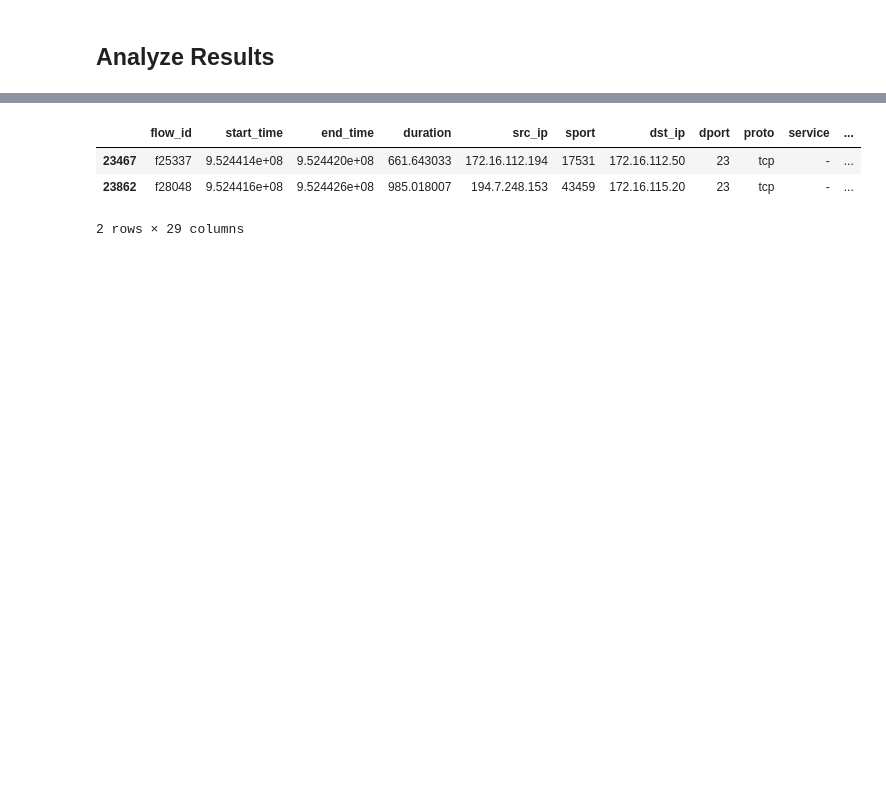
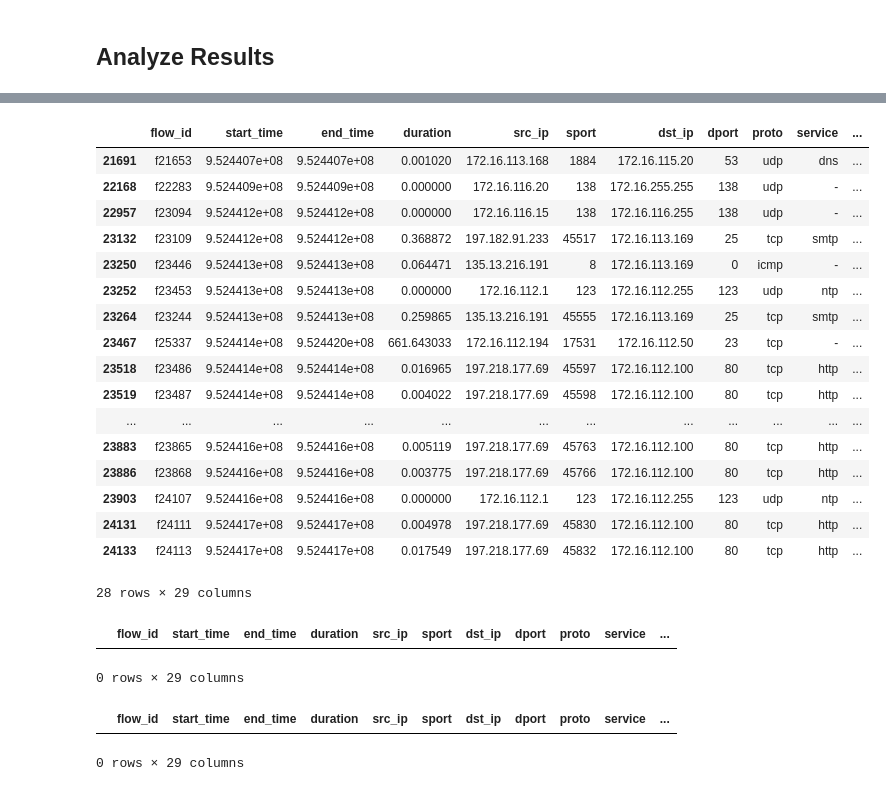
Before and after one commit to sofiaburkow/DeepChronos, a Jupyter notebook: notebooks/analyze_dpl.ipynb, the cells around one changed output, grey strips where cells are left out. Saved outputs shown, nothing was run; the diff lists cells and outputs as text; code cells hidden in the pictures; blank space fills up the shorter version.

```diff
--- a/notebooks/analyze_dpl.ipynb
+++ b/notebooks/analyze_dpl.ipynb
@@ -213,8 +216,3 @@ mis_df
-# %%
-mis_pred_2 = mis_df[mis_df["y_pred"] == 2]
-mis_pred_2
-# %% [output]
-|  | flow_id | start_time | end_time | duration | src_ip | sport | dst_ip | dport | proto | service | ... |
-| 23467 | f25337 | 9.524414e+08 | 9.524420e+08 | 661.643033 | 172.16.112.194 | 17531 | 172.16.112.50 | 23 | tcp | - | ... |
-| 23862 | f28048 | 9.524416e+08 | 9.524426e+08 | 985.018007 | 194.7.248.153 | 43459 | 172.16.115.20 | 23 | tcp | - | ... |
-2 rows × 29 columns
+# %%
+def false_positives(df, phase):
+    return df[(df["y_true"] != phase) & (df["y_pred"] == phase)]
@@ -220,0 +225,34 @@ mis_pred_2
+# %%
+df_fp_2 = false_positives(mis_df, 2)
+df_fp_2
+# %% [output]
+|  | flow_id | start_time | end_time | duration | src_ip | sport | dst_ip | dport | proto | service | ... |
+| 21691 | f21653 | 9.524407e+08 | 9.524407e+08 | 0.001020 | 172.16.113.168 | 1884 | 172.16.115.20 | 53 | udp | dns | ... |
+| 22168 | f22283 | 9.524409e+08 | 9.524409e+08 | 0.000000 | 172.16.116.20 | 138 | 172.16.255.255 | 138 | udp | - | ... |
+| 22957 | f23094 | 9.524412e+08 | 9.524412e+08 | 0.000000 | 172.16.116.15 | 138 | 172.16.116.255 | 138 | udp | - | ... |
+| 23132 | f23109 | 9.524412e+08 | 9.524412e+08 | 0.368872 | 197.182.91.233 | 45517 | 172.16.113.169 | 25 | tcp | smtp | ... |
+| 23250 | f23446 | 9.524413e+08 | 9.524413e+08 | 0.064471 | 135.13.216.191 | 8 | 172.16.113.169 | 0 | icmp | - | ... |
+| 23252 | f23453 | 9.524413e+08 | 9.524413e+08 | 0.000000 | 172.16.112.1 | 123 | 172.16.112.255 | 123 | udp | ntp | ... |
+| 23264 | f23244 | 9.524413e+08 | 9.524413e+08 | 0.259865 | 135.13.216.191 | 45555 | 172.16.113.169 | 25 | tcp | smtp | ... |
+| 23467 | f25337 | 9.524414e+08 | 9.524420e+08 | 661.643033 | 172.16.112.194 | 17531 | 172.16.112.50 | 23 | tcp | - | ... |
+| 23518 | f23486 | 9.524414e+08 | 9.524414e+08 | 0.016965 | 197.218.177.69 | 45597 | 172.16.112.100 | 80 | tcp | http | ... |
+| 23519 | f23487 | 9.524414e+08 | 9.524414e+08 | 0.004022 | 197.218.177.69 | 45598 | 172.16.112.100 | 80 | tcp | http | ... |
+| ... | ... | ... | ... | ... | ... | ... | ... | ... | ... | ... | ... |
+| 23883 | f23865 | 9.524416e+08 | 9.524416e+08 | 0.005119 | 197.218.177.69 | 45763 | 172.16.112.100 | 80 | tcp | http | ... |
+| 23886 | f23868 | 9.524416e+08 | 9.524416e+08 | 0.003775 | 197.218.177.69 | 45766 | 172.16.112.100 | 80 | tcp | http | ... |
+| 23903 | f24107 | 9.524416e+08 | 9.524416e+08 | 0.000000 | 172.16.112.1 | 123 | 172.16.112.255 | 123 | udp | ntp | ... |
+| 24131 | f24111 | 9.524417e+08 | 9.524417e+08 | 0.004978 | 197.218.177.69 | 45830 | 172.16.112.100 | 80 | tcp | http | ... |
+| 24133 | f24113 | 9.524417e+08 | 9.524417e+08 | 0.017549 | 197.218.177.69 | 45832 | 172.16.112.100 | 80 | tcp | http | ... |
+28 rows × 29 columns
+# %%
+df_fn_2 = false_negatives(mis_df, 2)
+df_fn_2
+# %% [output]
+|  | flow_id | start_time | end_time | duration | src_ip | sport | dst_ip | dport | proto | service | ... |
+0 rows × 29 columns
+# %%
+df_tp_2 = true_positives(mis_df, 2)
+df_tp_2
+# %% [output]
+|  | flow_id | start_time | end_time | duration | src_ip | sport | dst_ip | dport | proto | service | ... |
+0 rows × 29 columns
```
Also changed, not shown: parts of 9 cells of this notebook, 35 other files.
